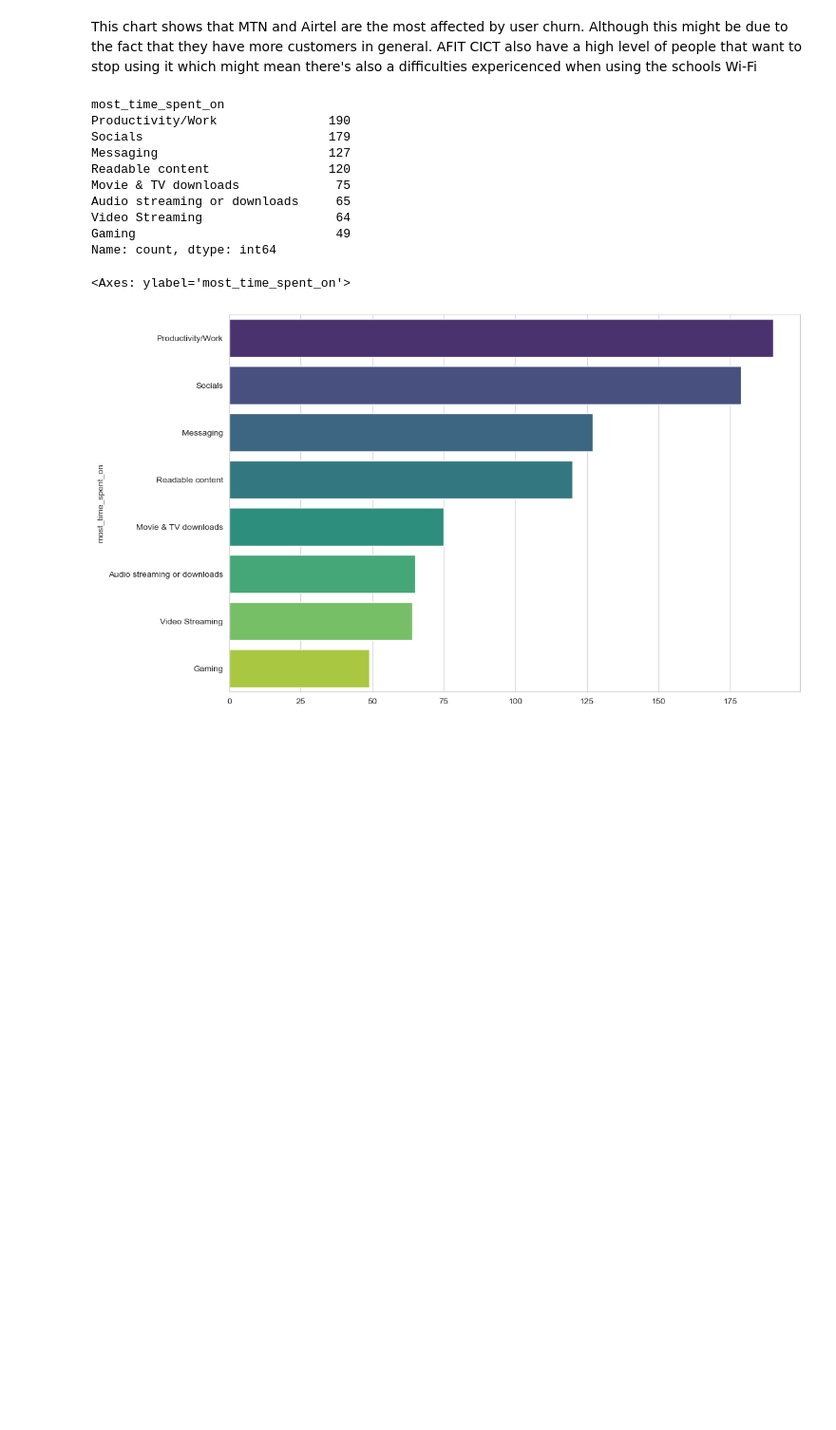
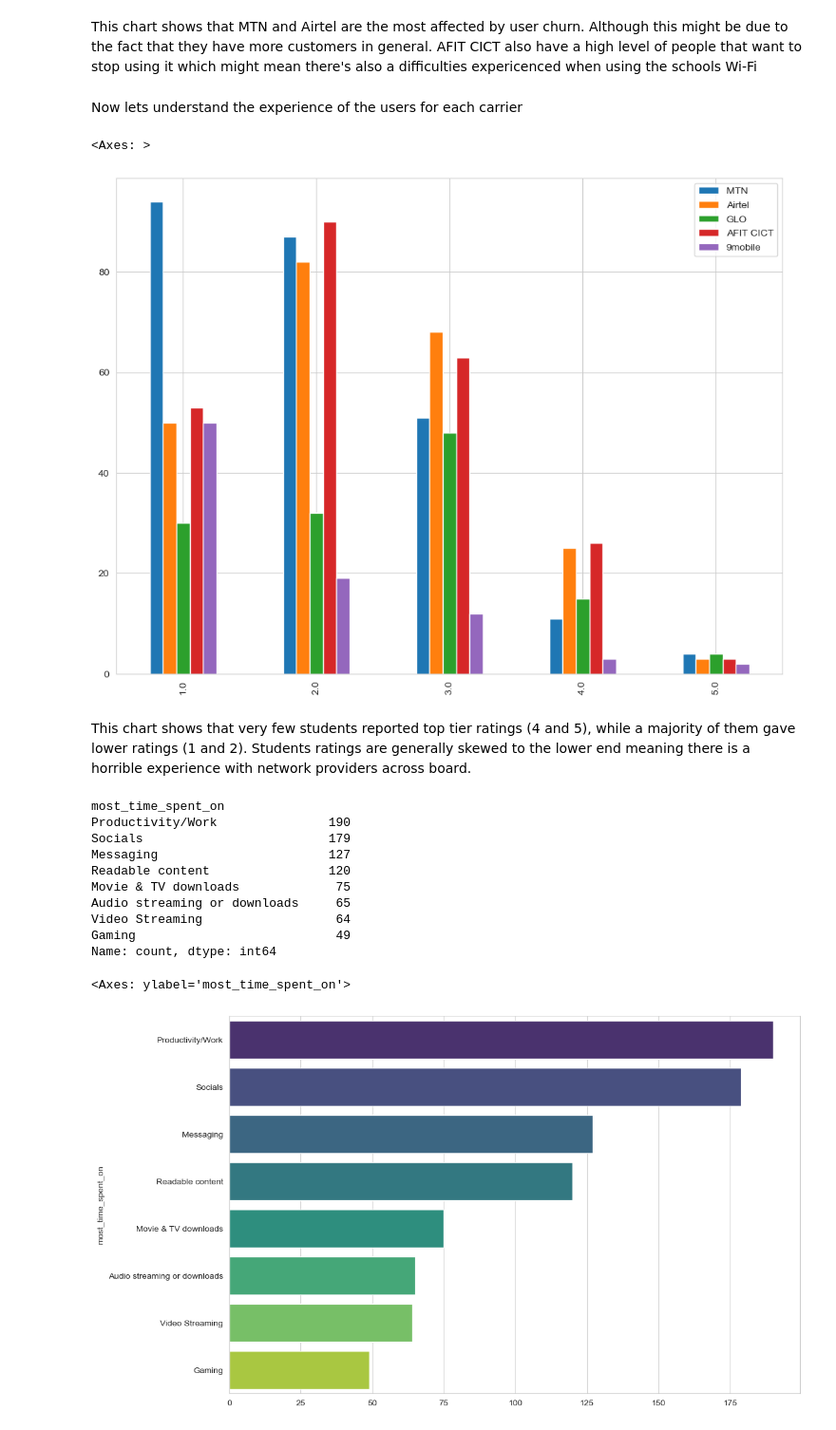
Before and after one commit to kingksjo/internet-survey, a Jupyter notebook: internet-survey.ipynb, the cells around one changed output. Shown: that part at 95% size. Saved outputs shown, nothing was run; the diff lists cells and outputs as text; code cells hidden in the pictures; blank space fills up the shorter version.

Commit message:
Documented network experience insights

```diff
--- a/internet-survey.ipynb
+++ b/internet-survey.ipynb
@@ -221,2 +223,22 @@ plt.show()
 # %% [markdown]
 This chart shows that MTN and Airtel are the most affected by user churn. Although this might be due to the fact that they have more customers in general. AFIT CICT also have a high level of people that want to stop using it which might mean there's also a difficulties expericenced when using the schools Wi-Fi
+# %% [markdown]
+Now lets understand the experience of the users for each carrier
+# %%
+provider_experience_df = data[["mtn_experience_rating", "airtel_experience_rating", "glo_experience_rating", "afit_cict_experience_rating", "nine_mobile_experience_rating"]]
+
+provider_experience_df = provider_experience_df.rename(columns={
+    "mtn_experience_rating": "MTN",
+    "airtel_experience_rating": "Airtel",
+    "glo_experience_rating": "GLO",
+    "afit_cict_experience_rating": "AFIT CICT",
+    "nine_mobile_experience_rating": "9mobile"
+})
+# %%
+provider_experience_counts = provider_experience_df.apply(lambda x: x.value_counts())
+
+provider_experience_counts = provider_experience_counts.drop(0.0)
+provider_experience_counts.plot(kind="bar", figsize=(12, 9))
+# %% [output]
+<Axes: >
+[figure, added]
@@ -223,3 +265,5 @@ This chart shows that MTN and Airtel are the most affected by user churn. Althou
+# %% [markdown]
+This chart shows that very few students reported top tier ratings (4 and 5), while a majority of them gave lower ratings (1 and 2). Students ratings are generally skewed to the lower end meaning there is a horrible experience with network providers across board.
 # %%
 # Getting the individual values in the "most_time_spent_on" column
 exploded_most_time_spent_on = data["most_time_spent_on"].str.split(', ').explode()
```
Also changed, not shown: parts of 4 cells of this notebook.
